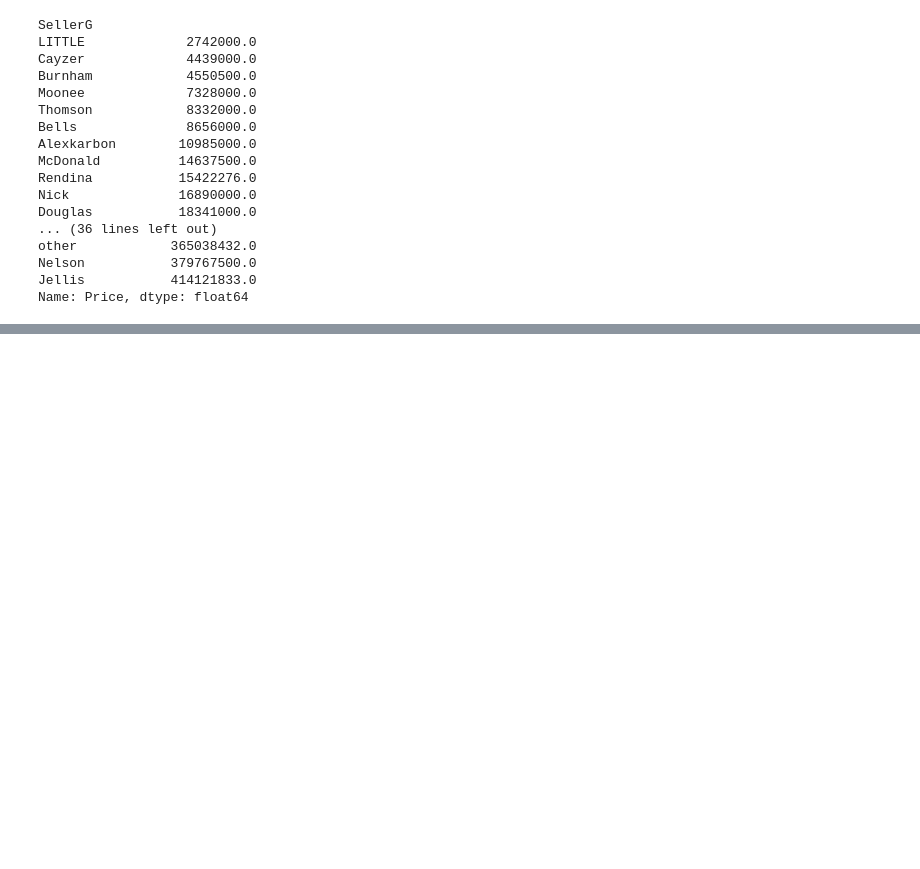
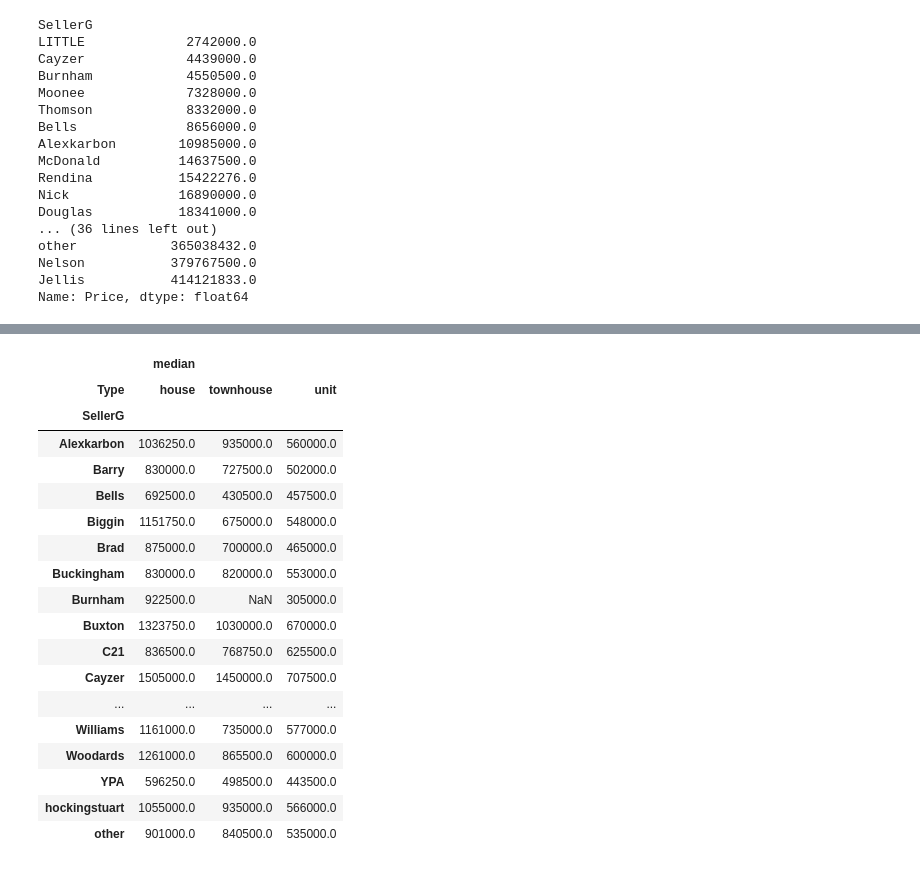
Before and after one commit to HopeNinaRainbow/Learnin_data_sciense, a Jupyter notebook: Практика/Мельбурн3.ipynb, the cells around one changed output, grey strips where cells are left out. Cells and saved outputs as stored; diff of their text form; code cells hidden in the pictures; blank space fills up the shorter version.

```diff
--- a/Практика/Мельбурн3.ipynb
+++ b/Практика/Мельбурн3.ipynb
@@ -346,0 +607,30 @@ Name: Price, dtype: float64
+# %%
+pivot = melb_df.pivot_table(
+    values='Price',
+    index='SellerG',
+    columns='Type',
+    aggfunc=['median'],
+)
+
+# Выведем её столбцы с помощью атрибута columns:
+display(pivot)
+# %% [output]
+|  | median |  |  |
+| Type | house | townhouse | unit |
+| SellerG |  |  |  |
+| Alexkarbon | 1036250.0 | 935000.0 | 560000.0 |
+| Barry | 830000.0 | 727500.0 | 502000.0 |
+| Bells | 692500.0 | 430500.0 | 457500.0 |
+| Biggin | 1151750.0 | 675000.0 | 548000.0 |
+| Brad | 875000.0 | 700000.0 | 465000.0 |
+| Buckingham | 830000.0 | 820000.0 | 553000.0 |
+| Burnham | 922500.0 | NaN | 305000.0 |
+| Buxton | 1323750.0 | 1030000.0 | 670000.0 |
+| C21 | 836500.0 | 768750.0 | 625500.0 |
+| Cayzer | 1505000.0 | 1450000.0 | 707500.0 |
+| ... | ... | ... | ... |
+| Williams | 1161000.0 | 735000.0 | 577000.0 |
+| Woodards | 1261000.0 | 865500.0 | 600000.0 |
+| YPA | 596250.0 | 498500.0 | 443500.0 |
+| hockingstuart | 1055000.0 | 935000.0 | 566000.0 |
+| other | 901000.0 | 840500.0 | 535000.0 |
```
Also changed, not shown: parts of 13 cells of this notebook, 22 other files.
